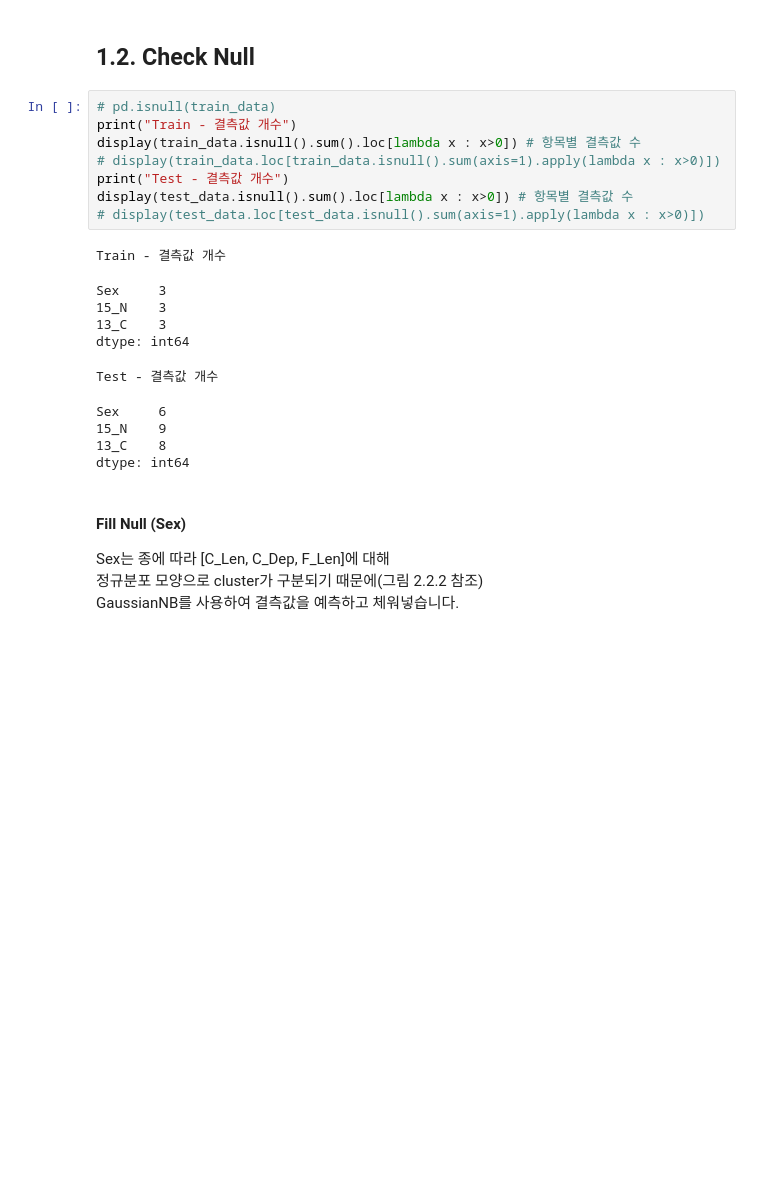
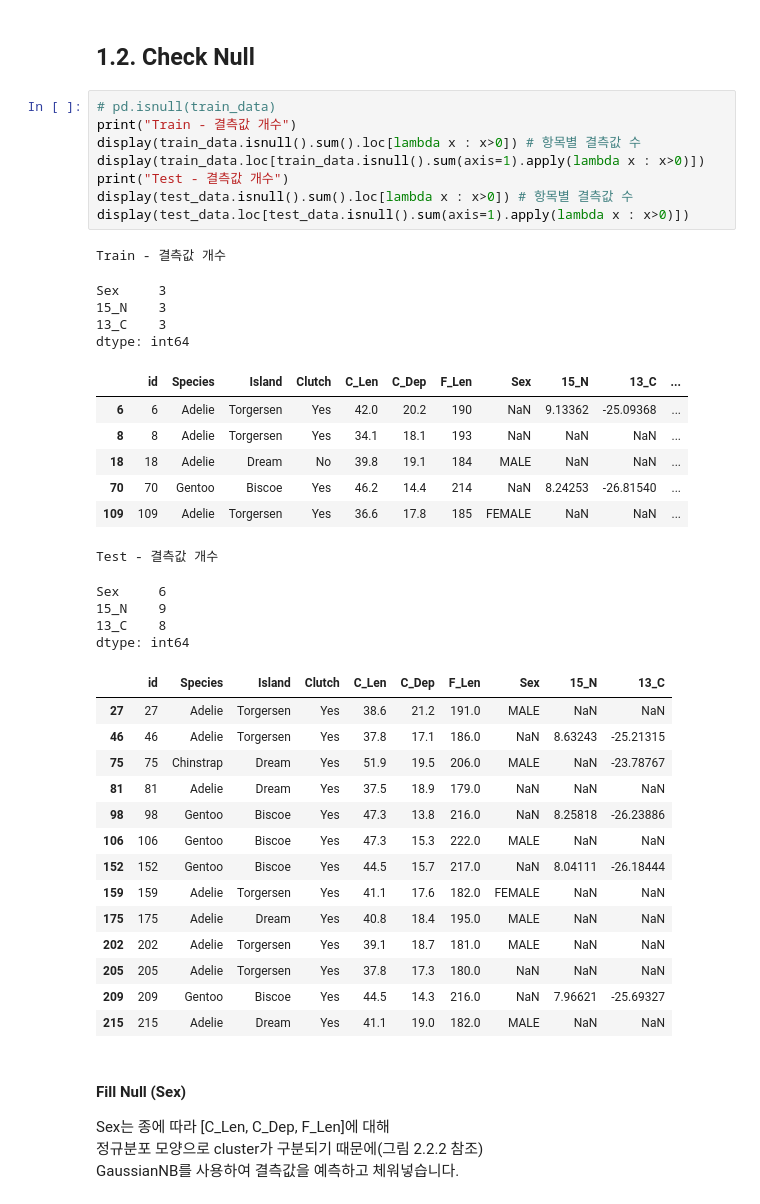
Before and after one commit to E-EE-E/MachineLearning-Study, a Jupyter notebook: Penguin_Weight/wbpark/wbpark_main.ipynb, the cells around one changed output. Drawn from its saved outputs; the diff is of its cells as text; blank space fills up the shorter version.

```diff
--- a/Penguin_Weight/wbpark/wbpark_main.ipynb
+++ b/Penguin_Weight/wbpark/wbpark_main.ipynb
@@ -78,22 +78,42 @@ test  데이터 크기 : 228 행 10 열
 # %%
 # pd.isnull(train_data)
 print("Train - 결측값 개수")
 display(train_data.isnull().sum().loc[lambda x : x>0]) # 항목별 결측값 수
-# display(train_data.loc[train_data.isnull().sum(axis=1).apply(lambda x : x>0)])
+display(train_data.loc[train_data.isnull().sum(axis=1).apply(lambda x : x>0)])
 print("Test - 결측값 개수")
 display(test_data.isnull().sum().loc[lambda x : x>0]) # 항목별 결측값 수
-# display(test_data.loc[test_data.isnull().sum(axis=1).apply(lambda x : x>0)])
+display(test_data.loc[test_data.isnull().sum(axis=1).apply(lambda x : x>0)])
 # %% [output]
 Train - 결측값 개수
 Sex     3
 15_N    3
 13_C    3
 dtype: int64
+|  | id | Species | Island | Clutch | C_Len | C_Dep | F_Len | Sex | 15_N | 13_C | ... |
+| 6 | 6 | Adelie | Torgersen | Yes | 42.0 | 20.2 | 190 | NaN | 9.13362 | -25.09368 | ... |
+| 8 | 8 | Adelie | Torgersen | Yes | 34.1 | 18.1 | 193 | NaN | NaN | NaN | ... |
+| 18 | 18 | Adelie | Dream | No | 39.8 | 19.1 | 184 | MALE | NaN | NaN | ... |
+| 70 | 70 | Gentoo | Biscoe | Yes | 46.2 | 14.4 | 214 | NaN | 8.24253 | -26.81540 | ... |
+| 109 | 109 | Adelie | Torgersen | Yes | 36.6 | 17.8 | 185 | FEMALE | NaN | NaN | ... |
 Test - 결측값 개수
 Sex     6
 15_N    9
 13_C    8
 dtype: int64
+|  | id | Species | Island | Clutch | C_Len | C_Dep | F_Len | Sex | 15_N | 13_C |
+| 27 | 27 | Adelie | Torgersen | Yes | 38.6 | 21.2 | 191.0 | MALE | NaN | NaN |
+| 46 | 46 | Adelie | Torgersen | Yes | 37.8 | 17.1 | 186.0 | NaN | 8.63243 | -25.21315 |
+| 75 | 75 | Chinstrap | Dream | Yes | 51.9 | 19.5 | 206.0 | MALE | NaN | -23.78767 |
+| 81 | 81 | Adelie | Dream | Yes | 37.5 | 18.9 | 179.0 | NaN | NaN | NaN |
+| 98 | 98 | Gentoo | Biscoe | Yes | 47.3 | 13.8 | 216.0 | NaN | 8.25818 | -26.23886 |
+| 106 | 106 | Gentoo | Biscoe | Yes | 47.3 | 15.3 | 222.0 | MALE | NaN | NaN |
+| 152 | 152 | Gentoo | Biscoe | Yes | 44.5 | 15.7 | 217.0 | NaN | 8.04111 | -26.18444 |
+| 159 | 159 | Adelie | Torgersen | Yes | 41.1 | 17.6 | 182.0 | FEMALE | NaN | NaN |
+| 175 | 175 | Adelie | Dream | Yes | 40.8 | 18.4 | 195.0 | MALE | NaN | NaN |
+| 202 | 202 | Adelie | Torgersen | Yes | 39.1 | 18.7 | 181.0 | MALE | NaN | NaN |
+| 205 | 205 | Adelie | Torgersen | Yes | 37.8 | 17.3 | 180.0 | NaN | NaN | NaN |
+| 209 | 209 | Gentoo | Biscoe | Yes | 44.5 | 14.3 | 216.0 | NaN | 7.96621 | -25.69327 |
+| 215 | 215 | Adelie | Dream | Yes | 41.1 | 19.0 | 182.0 | MALE | NaN | NaN |
 # %% [markdown]
 #### Fill Null (Sex)
 Sex는 종에 따라 [C_Len, C_Dep, F_Len]에 대해
```
Also changed, not shown: parts of 12 cells of this notebook.
